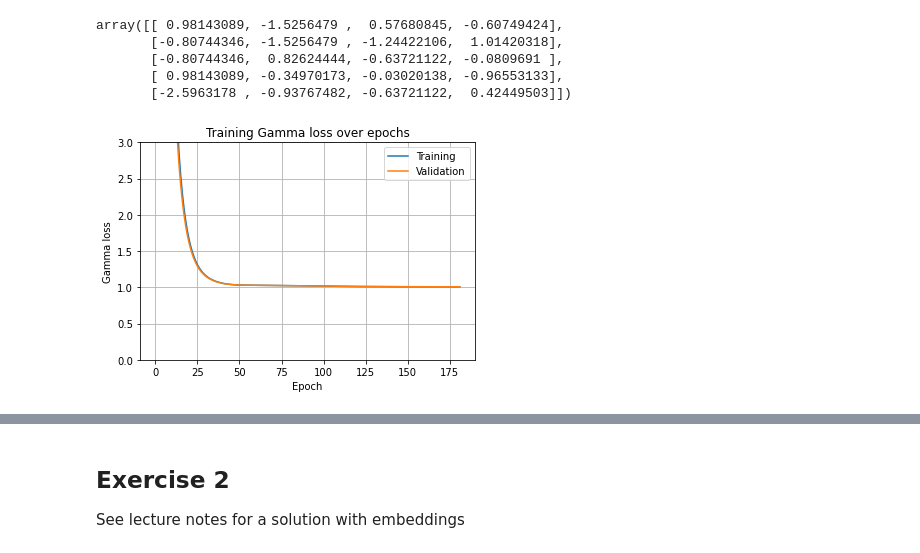
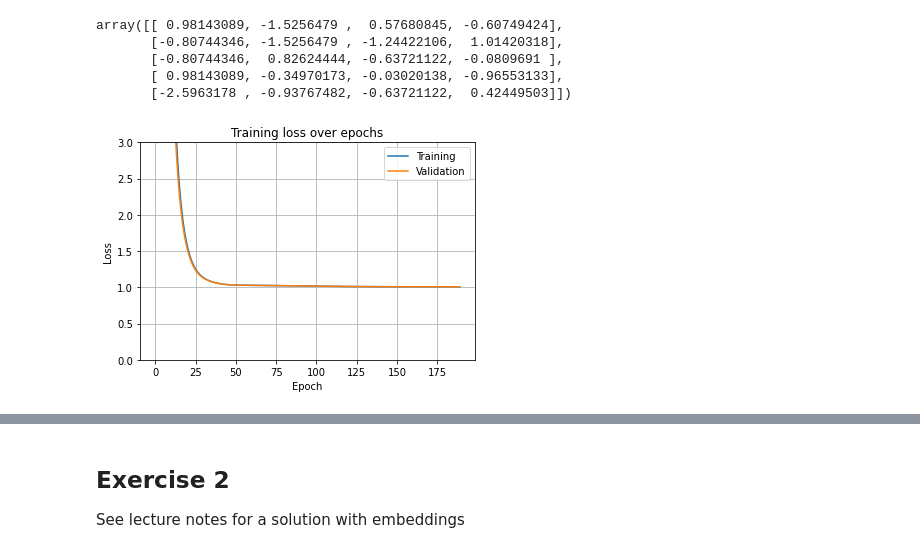
Before and after one commit to mayer79/ml_lecture, a Jupyter notebook: py/exercise_solutions.ipynb, the cells around one changed output, grey strips where cells are left out. Saved outputs shown, nothing was run; the diff lists cells and outputs as text; code cells hidden in the pictures.

```diff
--- a/py/exercise_solutions.ipynb
+++ b/py/exercise_solutions.ipynb
@@ -1095,22 +1095,19 @@ history = model.fit(
     verbose=0,
 )
 # %%
-# Training RMSE over epochs
+# Training loss over epochs
 import matplotlib.pyplot as plt
 
 plt.plot(history.history["loss"], label="Training")
 plt.plot(history.history["val_loss"], label="Validation")
 plt.legend()
 plt.gca().set(
-    title="Training Gamma loss over epochs",
-    xlabel="Epoch",
-    ylabel="Gamma loss",
-    ylim=(0, 3),
+    title="Training loss over epochs", xlabel="Epoch", ylabel="Loss", ylim=(0, 3),
 )
 plt.grid()
 plt.show()
 # %% [output]
-[figure, old version]
+[figure, new version]
 # %%
 # Interpretation
 import dalex as dx
```
Also changed, not shown: parts of 9 cells of this notebook, 3 other files.
